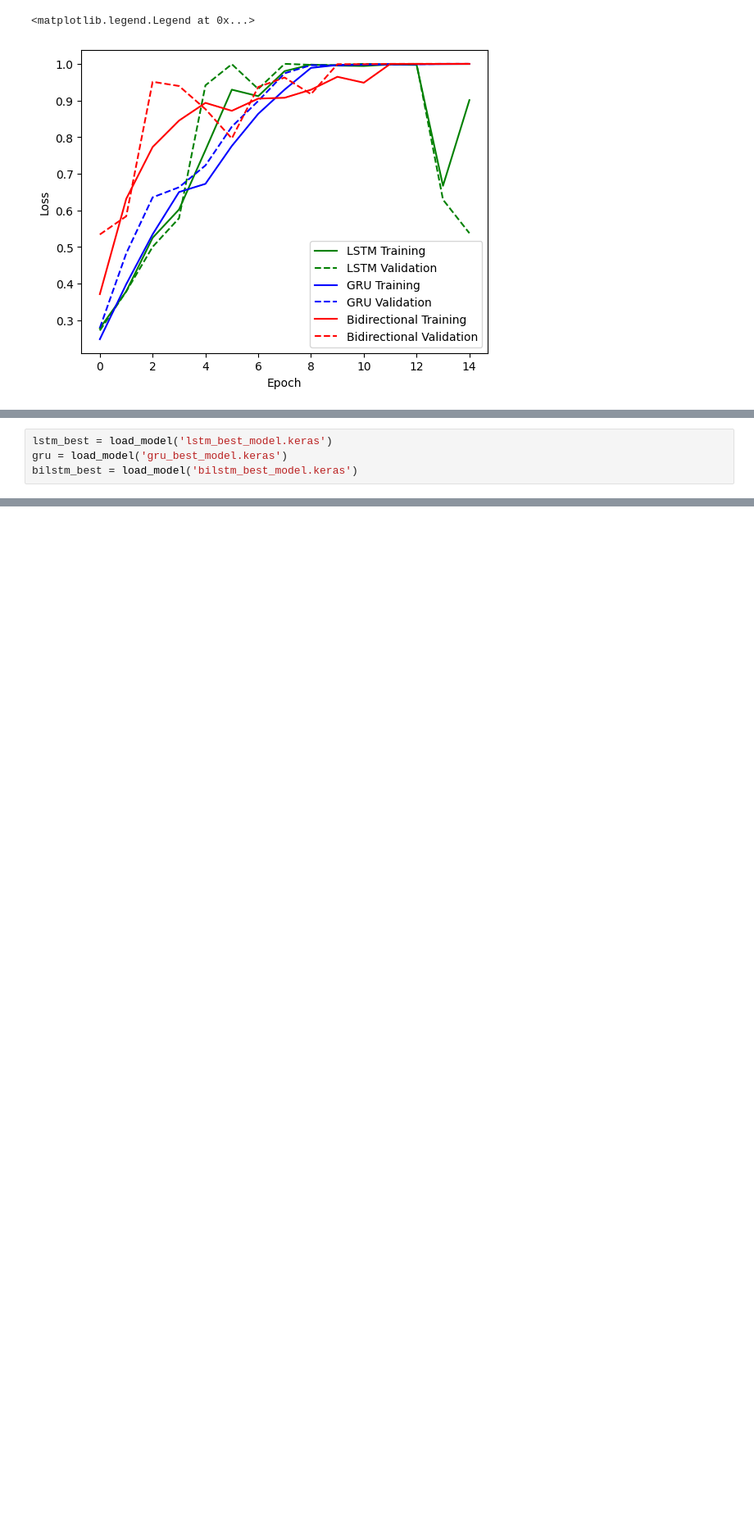
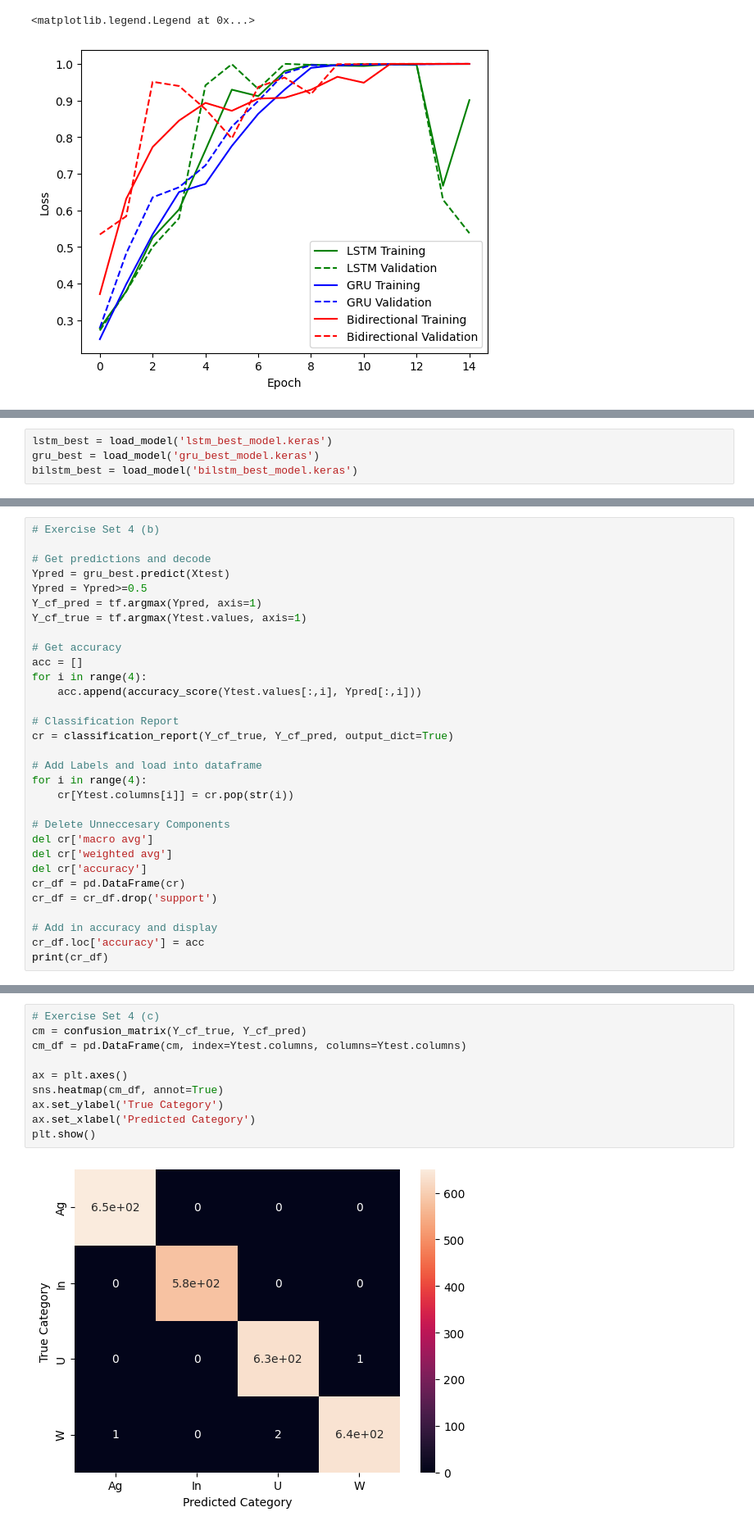
Before and after one commit to AdamBedel/ners590, a Jupyter notebook: labs/abedel_lab7.ipynb, the cells around one changed output, grey strips where cells are left out. Shown at 82% size. Saved outputs shown, nothing was run; the diff lists cells and outputs as text; blank space fills up the shorter version.

```diff
--- a/labs/abedel_lab7.ipynb
+++ b/labs/abedel_lab7.ipynb
@@ -262,4 +262,4 @@ plt.legend()
 # %%
 lstm_best = load_model('lstm_best_model.keras')
-gru = load_model('gru_best_model.keras')
+gru_best = load_model('gru_best_model.keras')
 bilstm_best = load_model('bilstm_best_model.keras')
@@ -270,0 +285,31 @@ print(lstm_metrics)
+# %%
+# Exercise Set 4 (b)
+
+# Get predictions and decode
+Ypred = gru_best.predict(Xtest)
+Ypred = Ypred>=0.5
+Y_cf_pred = tf.argmax(Ypred, axis=1)
+Y_cf_true = tf.argmax(Ytest.values, axis=1)
+
+# Get accuracy
+acc = []
+for i in range(4):
+    acc.append(accuracy_score(Ytest.values[:,i], Ypred[:,i]))
+
+# Classification Report
+cr = classification_report(Y_cf_true, Y_cf_pred, output_dict=True)
+
+# Add Labels and load into dataframe
+for i in range(4):
+    cr[Ytest.columns[i]] = cr.pop(str(i))
+
+# Delete Unneccesary Components
+del cr['macro avg']
+del cr['weighted avg']
+del cr['accuracy']
+cr_df = pd.DataFrame(cr)
+cr_df = cr_df.drop('support')
+
+# Add in accuracy and display
+cr_df.loc['accuracy'] = acc
+print(cr_df)
@@ -270,0 +323,12 @@ print(lstm_metrics)
+# %%
+# Exercise Set 4 (c)
+cm = confusion_matrix(Y_cf_true, Y_cf_pred)
+cm_df = pd.DataFrame(cm, index=Ytest.columns, columns=Ytest.columns)
+
+ax = plt.axes()
+sns.heatmap(cm_df, annot=True)
+ax.set_ylabel('True Category')
+ax.set_xlabel('Predicted Category')
+plt.show()
+# %% [output]
+[figure, added]
```
Also changed, not shown: parts of 21 cells of this notebook, 1 other file.
